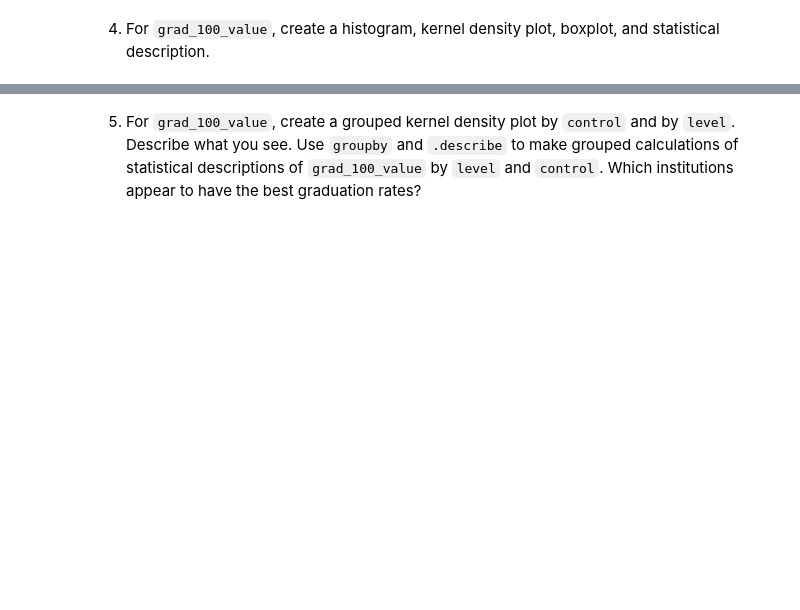
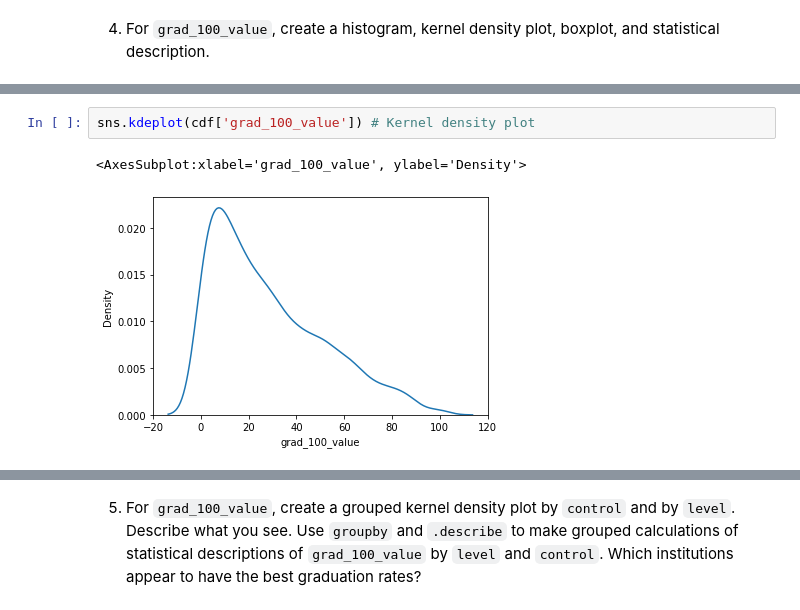
Before and after one commit to ecm8yu/assignment2, a Jupyter notebook: assignment2.ipynb, the cells around one changed output, grey strips where cells are left out. Drawn from its saved outputs; the diff is of its cells as text; blank space fills up the shorter version.

```diff
--- a/assignment2.ipynb
+++ b/assignment2.ipynb
@@ -142,0 +302,5 @@ FileNotFoundError: ignored
+# %%
+sns.kdeplot(cdf['grad_100_value']) # Kernel density plot
+# %% [output]
+<AxesSubplot:xlabel='grad_100_value', ylabel='Density'>
+[figure, added]
```
Also changed, not shown: parts of 35 cells of this notebook.
